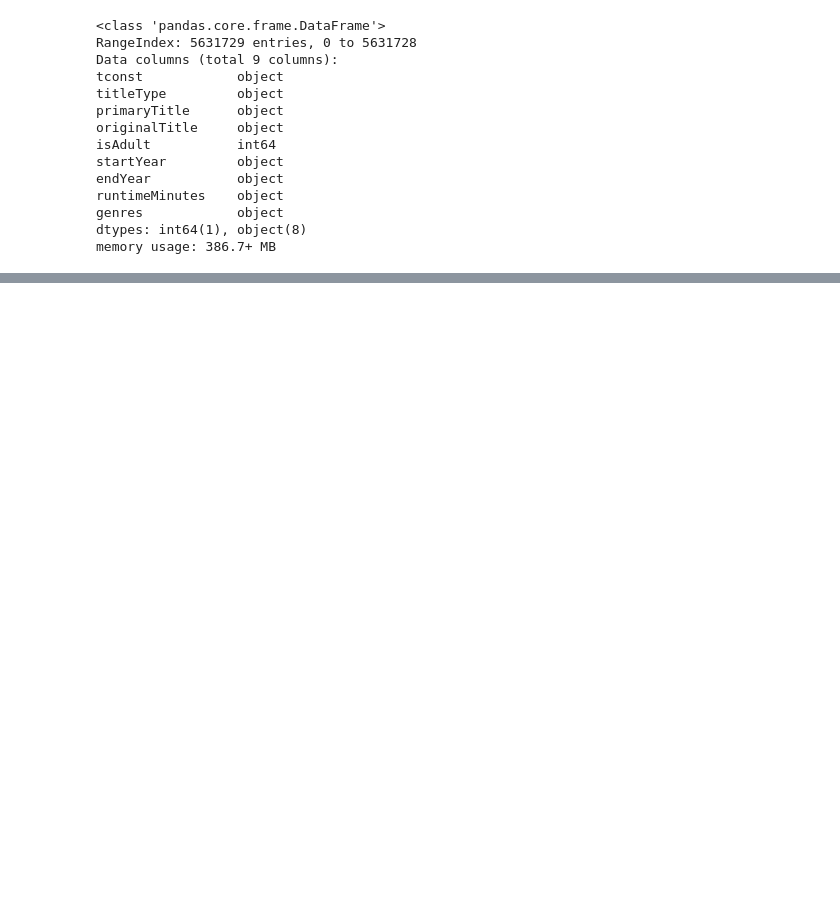
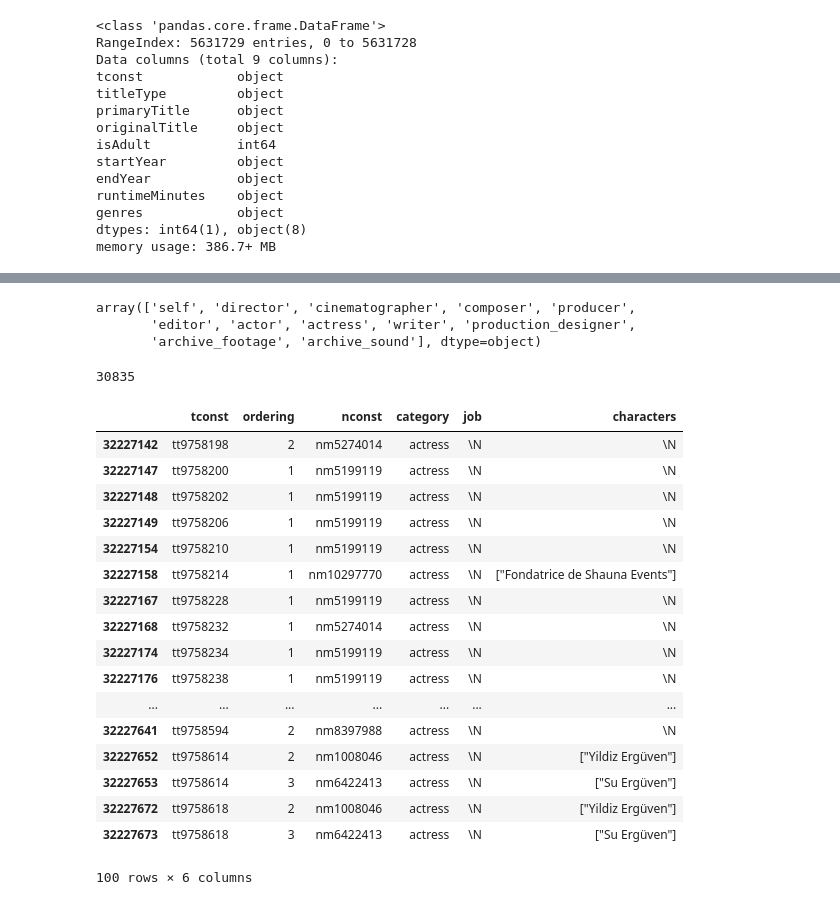
Before and after one commit to ketankokane94/CSCI_620_Data_Management_Project, a Jupyter notebook: dataAnalysisNotebook.ipynb, the cells around one changed output, grey strips where cells are left out. Cells and saved outputs as stored; diff of their text form; code cells hidden in the pictures; blank space fills up the shorter version.

```diff
--- a/dataAnalysisNotebook.ipynb
+++ b/dataAnalysisNotebook.ipynb
@@ -616,0 +1099,2 @@ memory usage: 386.7+ MB
+# %%
+principle = pd.read_csv('title.principals.tsv',sep='\t')
@@ -616,0 +1115,31 @@ memory usage: 386.7+ MB
+# %%
+principle.category.unique()
+# %% [output]
+array(['self', 'director', 'cinematographer', 'composer', 'producer',
+       'editor', 'actor', 'actress', 'writer', 'production_designer',
+       'archive_footage', 'archive_sound'], dtype=object)
+# %%
+principle.job.nunique()
+# %% [output]
+30835
+# %%
+principle[principle['category']=='actress'].tail(100)
+# %% [output]
+|  | tconst | ordering | nconst | category | job | characters |
+| 32227142 | tt9758198 | 2 | nm5274014 | actress | \N | \N |
+| 32227147 | tt9758200 | 1 | nm5199119 | actress | \N | \N |
+| 32227148 | tt9758202 | 1 | nm5199119 | actress | \N | \N |
+| 32227149 | tt9758206 | 1 | nm5199119 | actress | \N | \N |
+| 32227154 | tt9758210 | 1 | nm5199119 | actress | \N | \N |
+| 32227158 | tt9758214 | 1 | nm10297770 | actress | \N | ["Fondatrice de Shauna Events"] |
+| 32227167 | tt9758228 | 1 | nm5199119 | actress | \N | \N |
+| 32227168 | tt9758232 | 1 | nm5274014 | actress | \N | \N |
+| 32227174 | tt9758234 | 1 | nm5199119 | actress | \N | \N |
+| 32227176 | tt9758238 | 1 | nm5199119 | actress | \N | \N |
+| ... | ... | ... | ... | ... | ... | ... |
+| 32227641 | tt9758594 | 2 | nm8397988 | actress | \N | \N |
+| 32227652 | tt9758614 | 2 | nm1008046 | actress | \N | ["Yildiz Ergüven"] |
+| 32227653 | tt9758614 | 3 | nm6422413 | actress | \N | ["Su Ergüven"] |
+| 32227672 | tt9758618 | 2 | nm1008046 | actress | \N | ["Yildiz Ergüven"] |
+| 32227673 | tt9758618 | 3 | nm6422413 | actress | \N | ["Su Ergüven"] |
+100 rows × 6 columns
```
Also changed, not shown: parts of 103 cells of this notebook, 3 other files.
